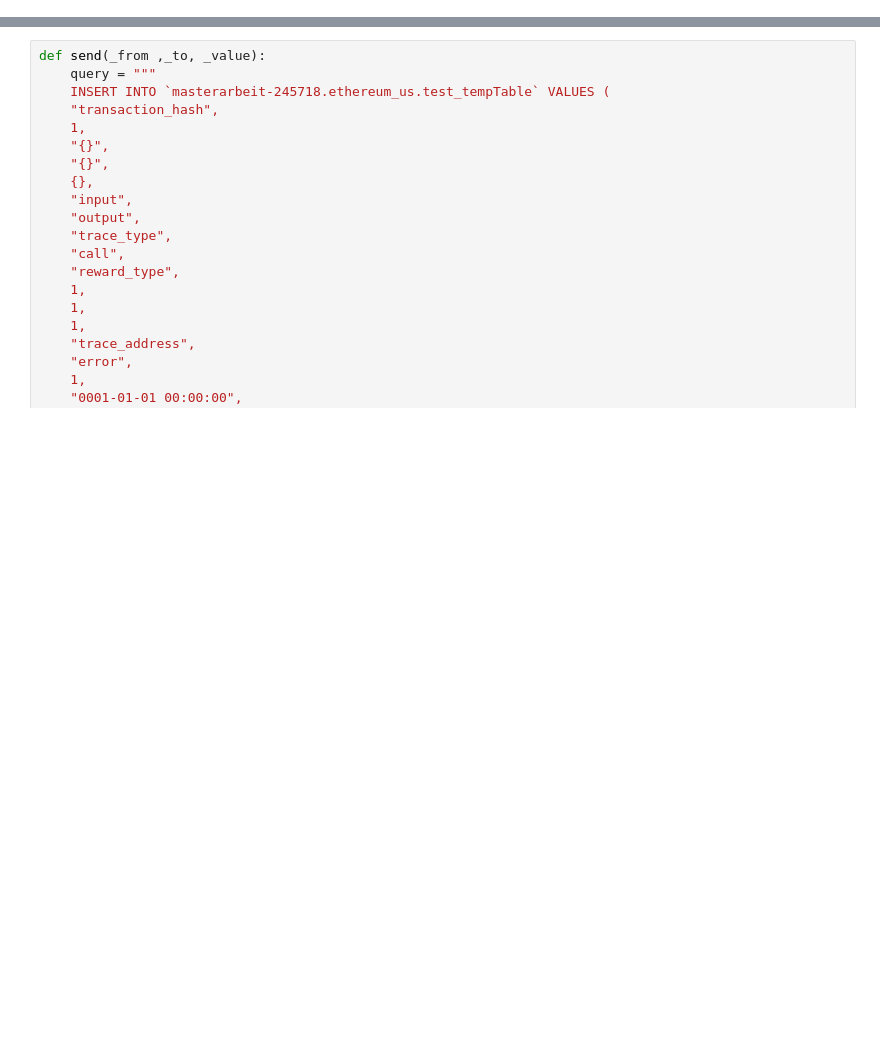
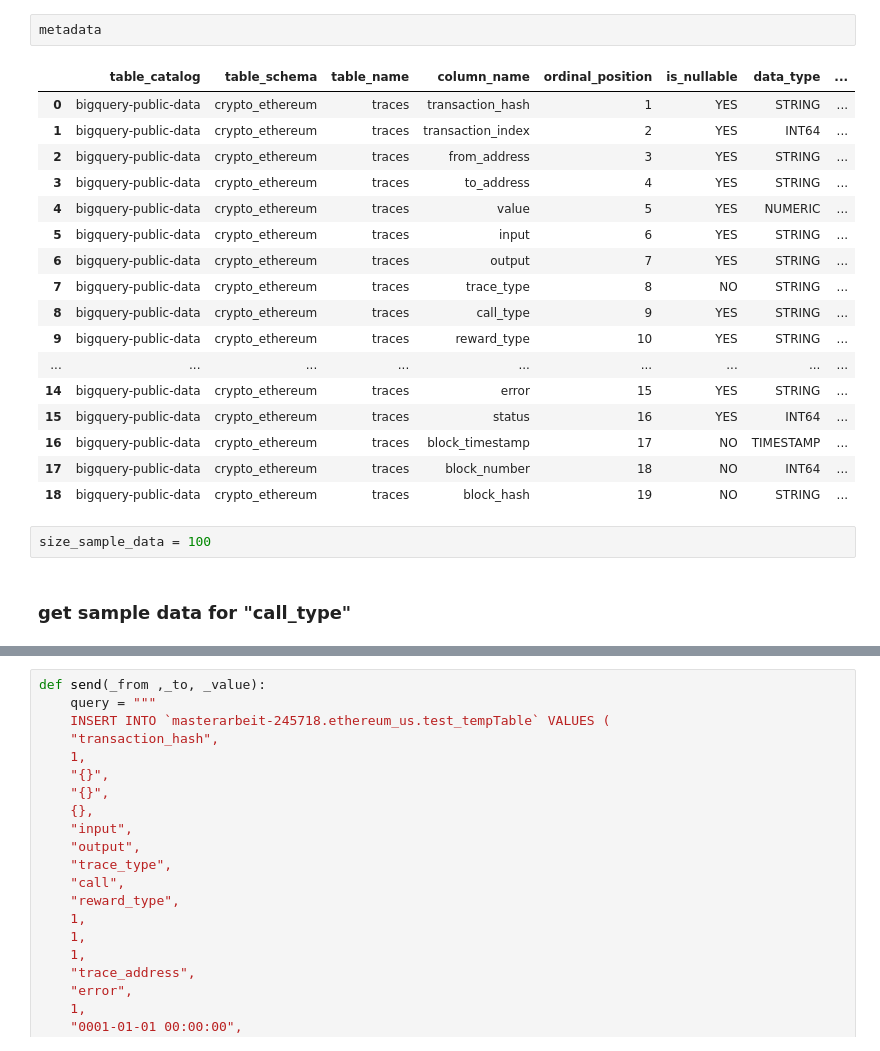
Before and after one commit to mgsgde/ethcluster, a Jupyter notebook: bigquery/commands.sql.test.ipynb, the cells around one changed output, grey strips where cells are left out. Drawn from its saved outputs; the diff is of its cells as text; blank space fills up the shorter version.

Commit message:
added sql command tests and sample data

```diff
--- a/bigquery/commands.sql.test.ipynb
+++ b/bigquery/commands.sql.test.ipynb
@@ -21,0 +25,24 @@ s1 = ",".join(s0)
+# %%
+metadata
+# %% [output]
+|  | table_catalog | table_schema | table_name | column_name | ordinal_position | is_nullable | data_type | ... |
+| 0 | bigquery-public-data | crypto_ethereum | traces | transaction_hash | 1 | YES | STRING | ... |
+| 1 | bigquery-public-data | crypto_ethereum | traces | transaction_index | 2 | YES | INT64 | ... |
+| 2 | bigquery-public-data | crypto_ethereum | traces | from_address | 3 | YES | STRING | ... |
+| 3 | bigquery-public-data | crypto_ethereum | traces | to_address | 4 | YES | STRING | ... |
+| 4 | bigquery-public-data | crypto_ethereum | traces | value | 5 | YES | NUMERIC | ... |
+| 5 | bigquery-public-data | crypto_ethereum | traces | input | 6 | YES | STRING | ... |
+| 6 | bigquery-public-data | crypto_ethereum | traces | output | 7 | YES | STRING | ... |
+| 7 | bigquery-public-data | crypto_ethereum | traces | trace_type | 8 | NO | STRING | ... |
+| 8 | bigquery-public-data | crypto_ethereum | traces | call_type | 9 | YES | STRING | ... |
+| 9 | bigquery-public-data | crypto_ethereum | traces | reward_type | 10 | YES | STRING | ... |
+| ... | ... | ... | ... | ... | ... | ... | ... | ... |
+| 14 | bigquery-public-data | crypto_ethereum | traces | error | 15 | YES | STRING | ... |
+| 15 | bigquery-public-data | crypto_ethereum | traces | status | 16 | YES | INT64 | ... |
+| 16 | bigquery-public-data | crypto_ethereum | traces | block_timestamp | 17 | NO | TIMESTAMP | ... |
+| 17 | bigquery-public-data | crypto_ethereum | traces | block_number | 18 | NO | INT64 | ... |
+| 18 | bigquery-public-data | crypto_ethereum | traces | block_hash | 19 | NO | STRING | ... |
+# %%
+size_sample_data = 100
+# %% [markdown]
+### get sample data for "call_type"
```
Also changed, not shown: parts of 106 cells of this notebook.
